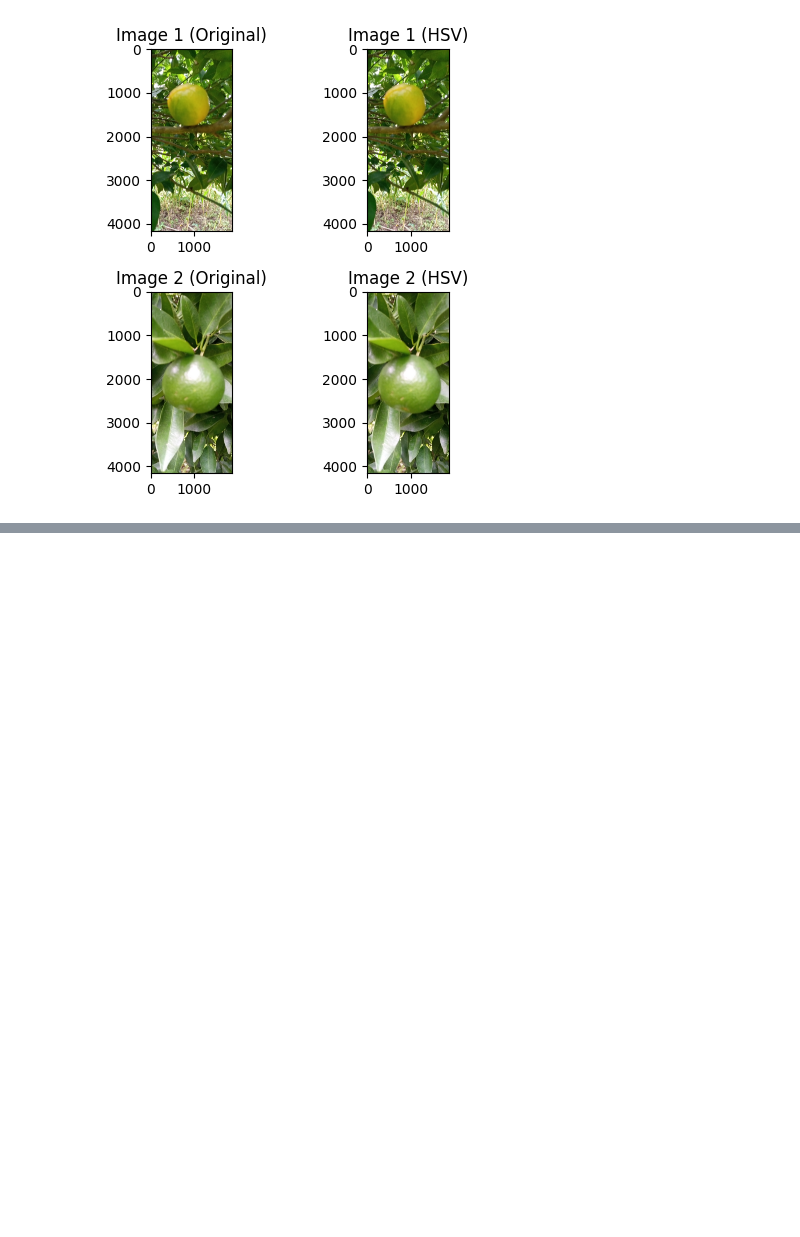
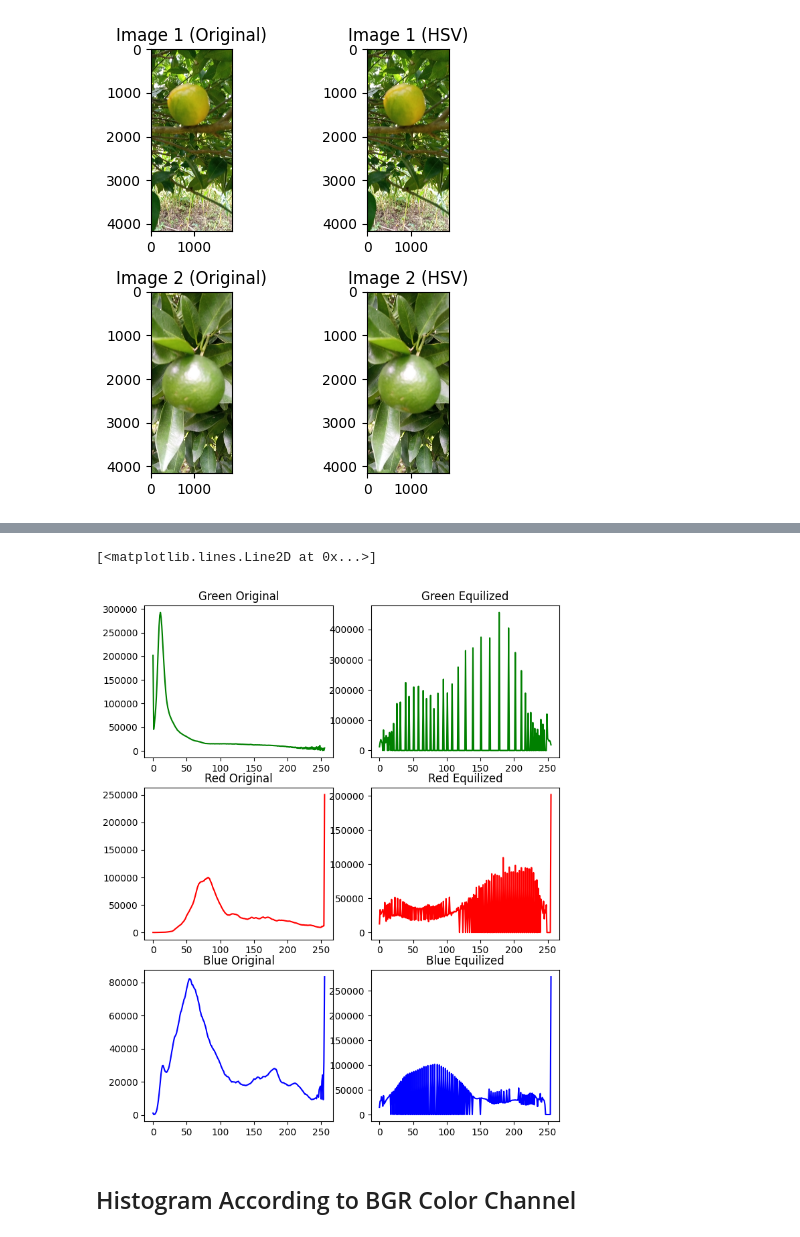
Before and after one commit to iamdurga/Orange-Dataset-Segmentation, a Jupyter notebook: Fundamental_of_imageprocessing.ipynb, the cells around one changed output, grey strips where cells are left out. Drawn from its saved outputs; the diff is of its cells as text; code cells hidden in the pictures; blank space fills up the shorter version.

```diff
--- a/Fundamental_of_imageprocessing.ipynb
+++ b/Fundamental_of_imageprocessing.ipynb
@@ -222,0 +269,42 @@ plot_images_in_hsv(img_path1, img_path2)
+# %%
+
+
+H_histo = cv2.calcHist([h_equi],[0], None, [256], [0,256])
+S_histo = cv2.calcHist([s_equi],[0], None, [256], [0,256])
+V_histo = cv2.calcHist([v_equi],[0], None, [256], [0,256])
+
+HO_histo = cv2.calcHist([image],[0], None, [256], [0,256])
+SO_histo = cv2.calcHist([image],[1], None, [256], [0,256])
+VO_histo = cv2.calcHist([image],[2], None, [256], [0,256])
+
+
+plt.figure(figsize=(8,10), )
+
+plt.subplot(3, 2, 1)
+plt.title("Green Original")
+plt.plot(HO_histo, 'g')
+
+plt.subplot(3, 2, 2)
+plt.title("Green Equilized")
+plt.plot(H_histo, 'g')
+
+plt.subplot(3, 2, 3)
+plt.title("Red Original")
+plt.plot(SO_histo, 'r')
+
+plt.subplot(3, 2, 4)
+plt.title("Red Equilized")
+plt.plot(S_histo, 'r')
+
+plt.subplot(3, 2, 5)
+plt.title("Blue Original")
+plt.plot(VO_histo, 'b')
+
+plt.subplot(3, 2, 6)
+plt.title("Blue Equilized")
+plt.plot(V_histo, 'b')
+# %% [output]
+[<matplotlib.lines.Line2D at 0x...>]
+[figure, added]
+# %% [markdown]
+## Histogram According to BGR Color Channel
```
Also changed, not shown: parts of 6 cells of this notebook.
